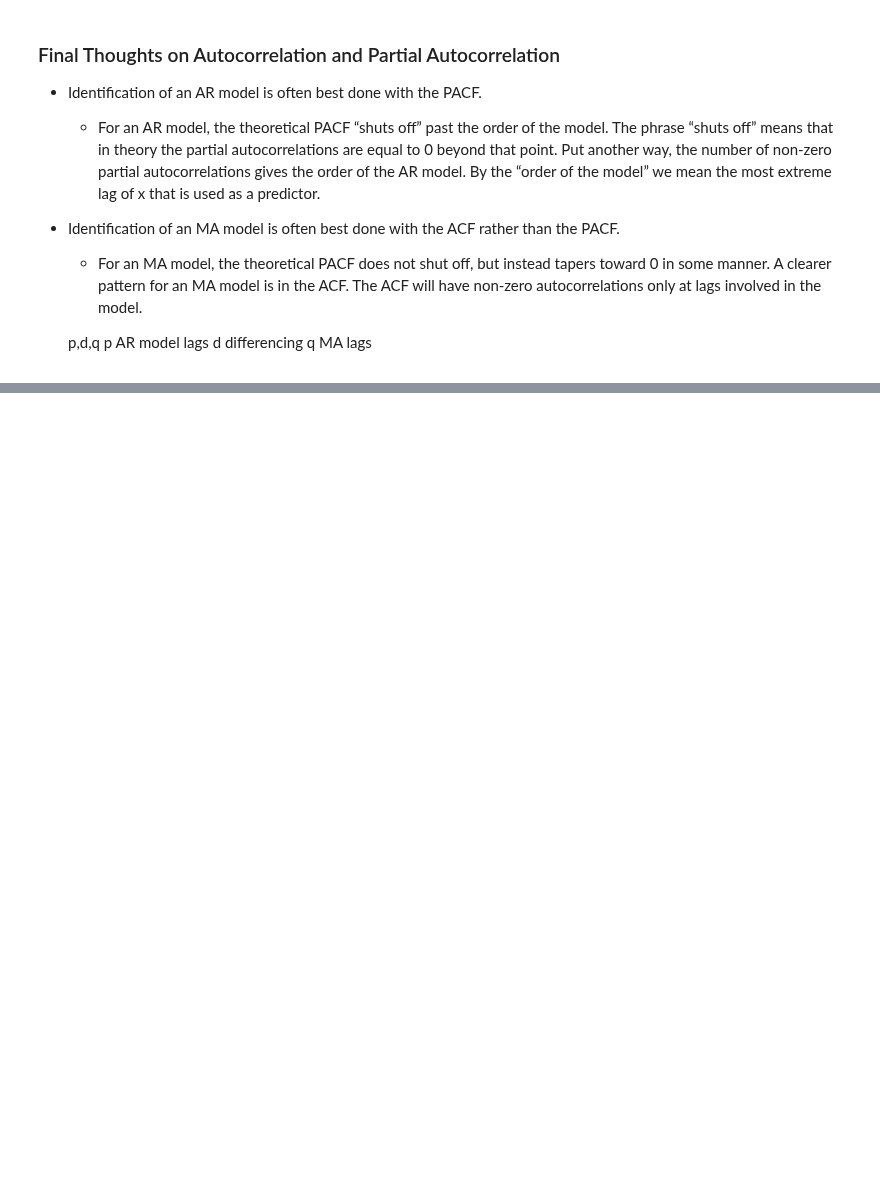
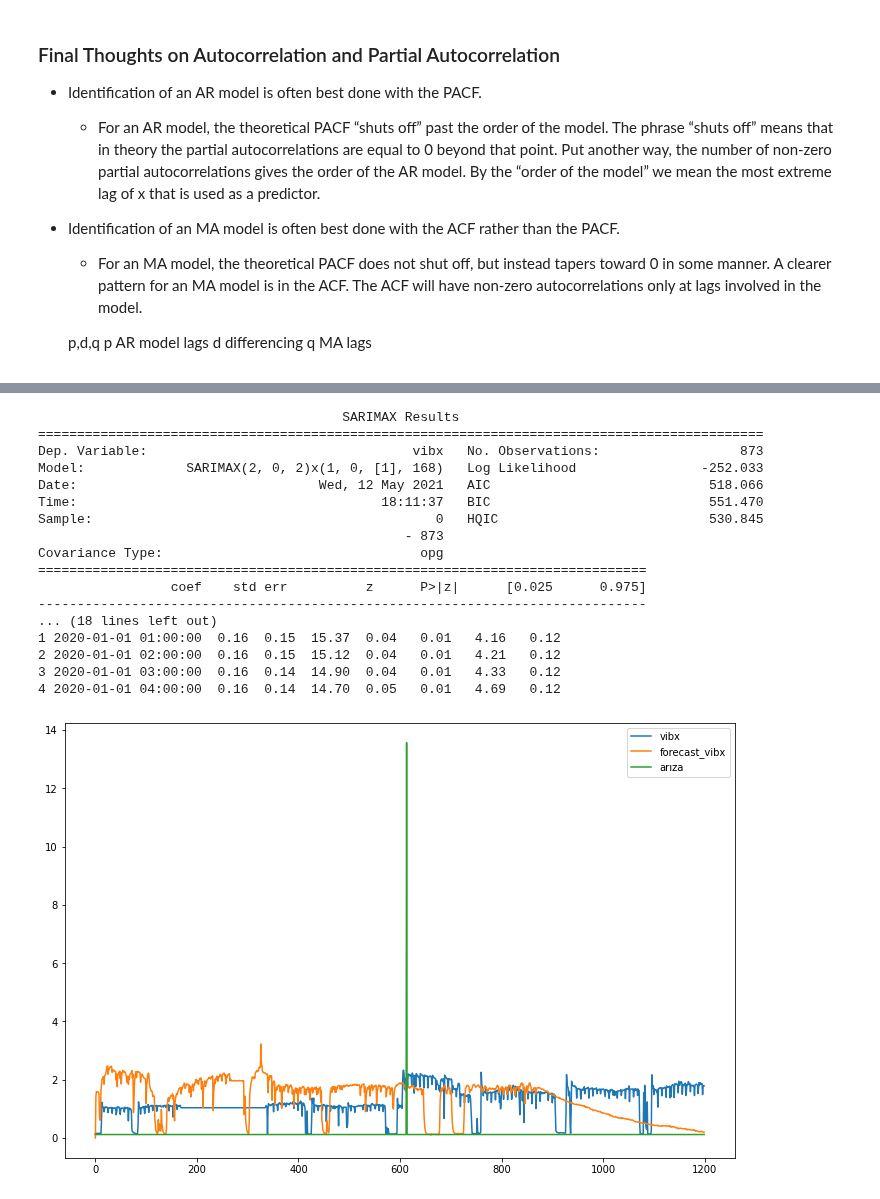
Before and after one commit to MustafaBozkurt84/predictive-maintanance-LSTM, a Jupyter notebook: Arima1.ipynb, the cells around one changed output, grey strips where cells are left out. Drawn from its saved outputs; the diff is of its cells as text; code cells hidden in the pictures; blank space fills up the shorter version.

```diff
--- a/Arima1.ipynb
+++ b/Arima1.ipynb
@@ -199,2 +309,21 @@ def arima_model(df,col,date,date1,p,d,q,p1,d1,q1,m):
 # %%
-df2=arima_model(df,"vibx","2020-02-02 17:00:00","2020-02-21 14:00:00",2,0,2,1,0,1,7*24) #(2,0,2)(1,0,1)
+df2=arima_model(df,"vibx","2020-12-01 00:00:00","2021-01-10 00:00:00",2,0,2,1,0,1,7*24) #(2,0,2)(1,0,1)
+# %% [output]
+                                       SARIMAX Results
+=============================================================================================
+Dep. Variable:                                  vibx   No. Observations:                  873
+Model:             SARIMAX(2, 0, 2)x(1, 0, [1], 168)   Log Likelihood                -252.033
+Date:                               Wed, 12 May 2021   AIC                            518.066
+Time:                                       18:11:37   BIC                            551.470
+Sample:                                            0   HQIC                           530.845
+                                               - 873
+Covariance Type:                                 opg
+==============================================================================
+                 coef    std err          z      P>|z|      [0.025      0.975]
+------------------------------------------------------------------------------
+... (18 lines left out)
+1 2020-01-01 01:00:00  0.16  0.15  15.37  0.04   0.01   4.16   0.12
+2 2020-01-01 02:00:00  0.16  0.15  15.12  0.04   0.01   4.21   0.12
+3 2020-01-01 03:00:00  0.16  0.14  14.90  0.04   0.01   4.33   0.12
+4 2020-01-01 04:00:00  0.16  0.14  14.70  0.05   0.01   4.69   0.12
+[figure, added]
```
Also changed, not shown: parts of 35 cells of this notebook.
